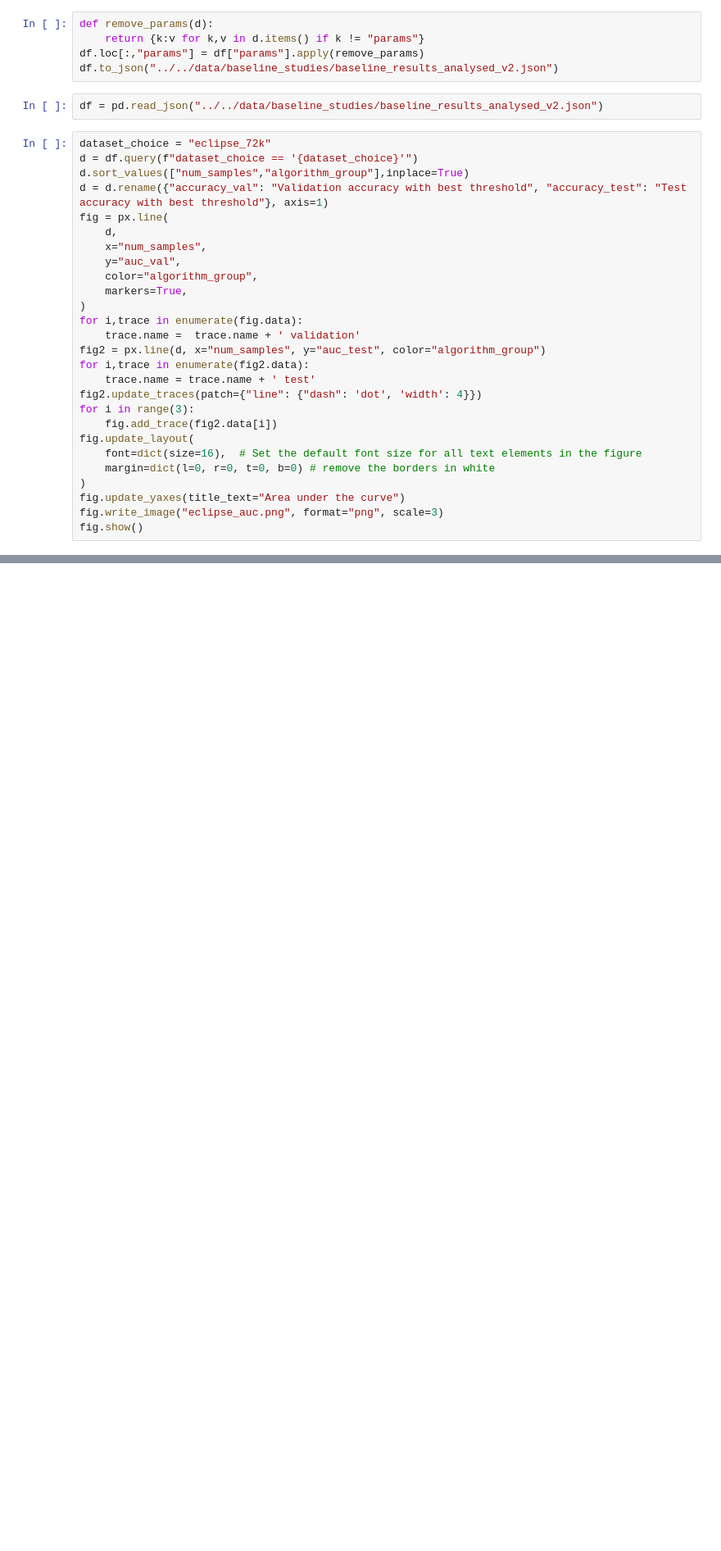
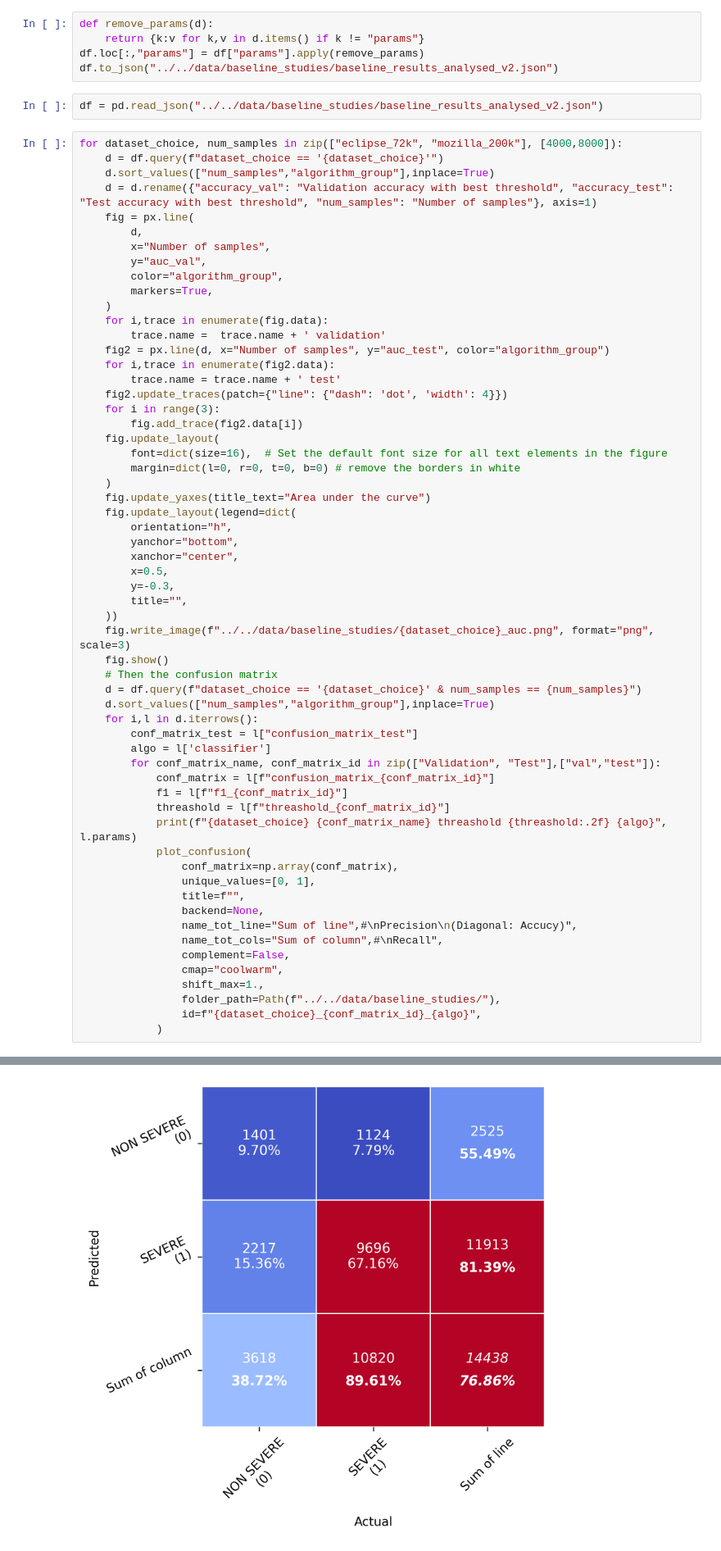
Before and after one commit to AndressaStefany/severityPrediction, a Jupyter notebook: src/baseline/baseline_results.ipynb, the cells around one changed output, grey strips where cells are left out. Shown at 82% size. Saved outputs shown, nothing was run; the diff lists cells and outputs as text; blank space fills up the shorter version.

Commit message:
confusion matrix update and confusion matrices updates + graphs baseline update

```diff
--- a/src/baseline/baseline_results.ipynb
+++ b/src/baseline/baseline_results.ipynb
@@ -129,32 +112,64 @@ df.to_json("../../data/baseline_studies/baseline_results_analysed_v2.json")
 # %%
 df = pd.read_json("../../data/baseline_studies/baseline_results_analysed_v2.json")
 # %%
-dataset_choice = "eclipse_72k"
-d = df.query(f"dataset_choice == '{dataset_choice}'")
-d.sort_values(["num_samples","algorithm_group"],inplace=True)
-d = d.rename({"accuracy_val": "Validation accuracy with best threshold", "accuracy_test": "Test accuracy with best threshold"}, axis=1)
-fig = px.line(
-    d,
-    x="num_samples",
-    y="auc_val",
-    color="algorithm_group",
-    markers=True,
-)
-for i,trace in enumerate(fig.data):
-    trace.name =  trace.name + ' validation'
-fig2 = px.line(d, x="num_samples", y="auc_test", color="algorithm_group")
-for i,trace in enumerate(fig2.data):
-    trace.name = trace.name + ' test'
-fig2.update_traces(patch={"line": {"dash": 'dot', 'width': 4}})
-for i in range(3):
-    fig.add_trace(fig2.data[i])
-fig.update_layout(
-    font=dict(size=16),  # Set the default font size for all text elements in the figure
-    margin=dict(l=0, r=0, t=0, b=0) # remove the borders in white
-)
-fig.update_yaxes(title_text="Area under the curve")
-fig.write_image("eclipse_auc.png", format="png", scale=3)
-fig.show()
+for dataset_choice, num_samples in zip(["eclipse_72k", "mozilla_200k"], [4000,8000]):
+    d = df.query(f"dataset_choice == '{dataset_choice}'")
+    d.sort_values(["num_samples","algorithm_group"],inplace=True)
+    d = d.rename({"accuracy_val": "Validation accuracy with best threshold", "accuracy_test": "Test accuracy with best threshold", "num_samples": "Number of samples"}, axis=1)
+    fig = px.line(
+        d,
+        x="Number of samples",
+        y="auc_val",
+        color="algorithm_group",
+        markers=True,
+    )
+    for i,trace in enumerate(fig.data):
+        trace.name =  trace.name + ' validation'
+    fig2 = px.line(d, x="Number of samples", y="auc_test", color="algorithm_group")
+    for i,trace in enumerate(fig2.data):
+        trace.name = trace.name + ' test'
+    fig2.update_traces(patch={"line": {"dash": 'dot', 'width': 4}})
+    for i in range(3):
+        fig.add_trace(fig2.data[i])
+    fig.update_layout(
+        font=dict(size=16),  # Set the default font size for all text elements in the figure
+        margin=dict(l=0, r=0, t=0, b=0) # remove the borders in white
+    )
+    fig.update_yaxes(title_text="Area under the curve")
+    fig.update_layout(legend=dict(
+        orientation="h",
+        yanchor="bottom",
+        xanchor="center",
+        x=0.5,
+        y=-0.3,
+        title="",
+    ))
+    fig.write_image(f"../../data/baseline_studies/{dataset_choice}_auc.png", format="png", scale=3)
+    fig.show()
+    # Then the confusion matrix
+    d = df.query(f"dataset_choice == '{dataset_choice}' & num_samples == {num_samples}")
+    d.sort_values(["num_samples","algorithm_group"],inplace=True)
+    for i,l in d.iterrows():
+        conf_matrix_test = l["confusion_matrix_test"]
+        algo = l['classifier']
+        for conf_matrix_name, conf_matrix_id in zip(["Validation", "Test"],["val","test"]):
+            conf_matrix = l[f"confusion_matrix_{conf_matrix_id}"]
+            f1 = l[f"f1_{conf_matrix_id}"]
+            threashold = l[f"threashold_{conf_matrix_id}"]
+            print(f"{dataset_choice} {conf_matrix_name} threashold {threashold:.2f} {algo}", l.params)
+            plot_confusion(
+                conf_matrix=np.array(conf_matrix),
+                unique_values=[0, 1],
+                title=f"",
+                backend=None,
+                name_tot_line="Sum of line",#\nPrecision\n(Diagonal: Accucy)",
+                name_tot_cols="Sum of column",#\nRecall",
+                complement=False,
+                cmap="coolwarm",
+                shift_max=1.,
+                folder_path=Path(f"../../data/baseline_studies/"),
+                id=f"{dataset_choice}_{conf_matrix_id}_{algo}",
+            )
 # %% [output]
 A value is trying to be set on a copy of a slice from a DataFrame
 
@@ -161,0 +184 @@ See the caveats in the documentation: https://pandas.pydata.org/pandas-docs/stab
+[figure, added]
```
Also changed, not shown: parts of 6 cells of this notebook, 20 other files.
